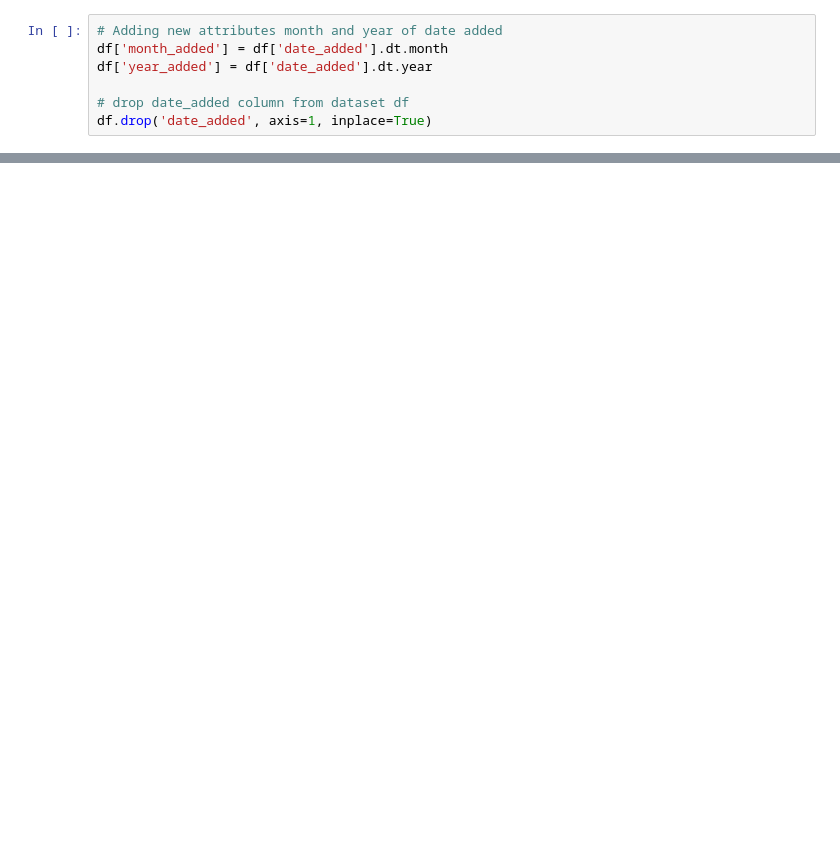
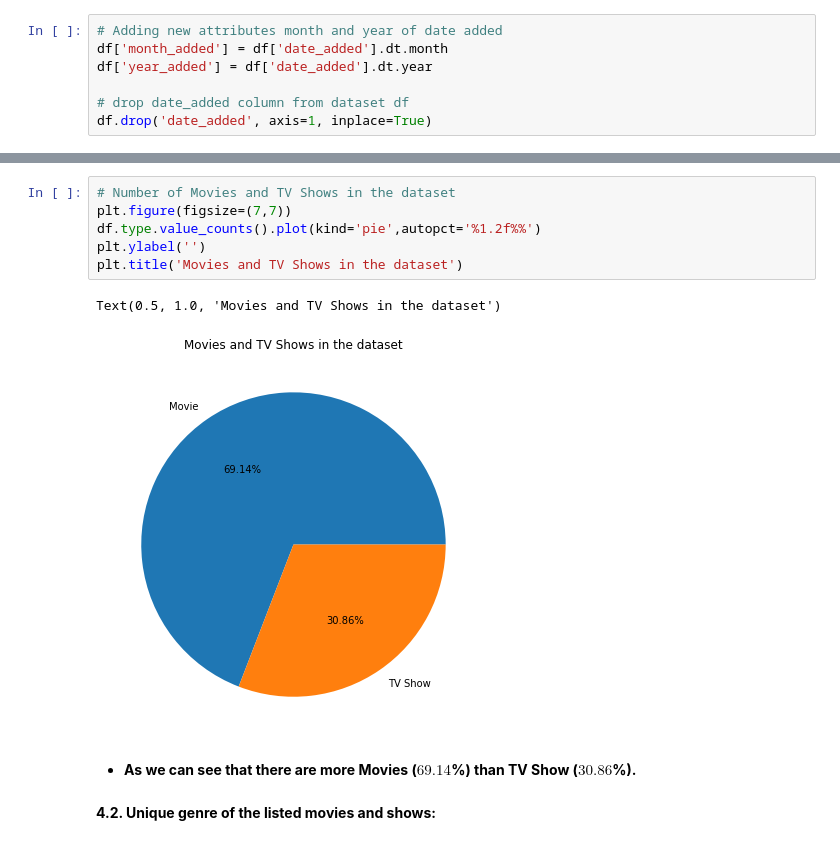
Before and after one commit to vir097/NETFLIX-MOVIES-AND-TV-SHOWS-CLUSTERING--Viral-Shewale, a Jupyter notebook: NETFLIX_MOVIES_AND_TV_SHOWS_CLUSTERING_viral_shewale.ipynb, the cells around one changed output, grey strips where cells are left out. Saved outputs shown, nothing was run; the diff lists cells and outputs as text; blank space fills up the shorter version.

```diff
--- a/NETFLIX_MOVIES_AND_TV_SHOWS_CLUSTERING_viral_shewale.ipynb
+++ b/NETFLIX_MOVIES_AND_TV_SHOWS_CLUSTERING_viral_shewale.ipynb
@@ -368,0 +380,13 @@ df.drop('date_added', axis=1, inplace=True)
+# %%
+# Number of Movies and TV Shows in the dataset
+plt.figure(figsize=(7,7))
+df.type.value_counts().plot(kind='pie',autopct='%1.2f%%')
+plt.ylabel('')
+plt.title('Movies and TV Shows in the dataset')
+# %% [output]
+Text(0.5, 1.0, 'Movies and TV Shows in the dataset')
+[figure, added]
+# %% [markdown]
+* **As we can see that there are more Movies ($69.14$%) than TV Show ($30.86$%).**
+# %% [markdown]
+**4.2. Unique genre of the listed movies and shows:**
```
Also changed, not shown: parts of 62 cells of this notebook.
